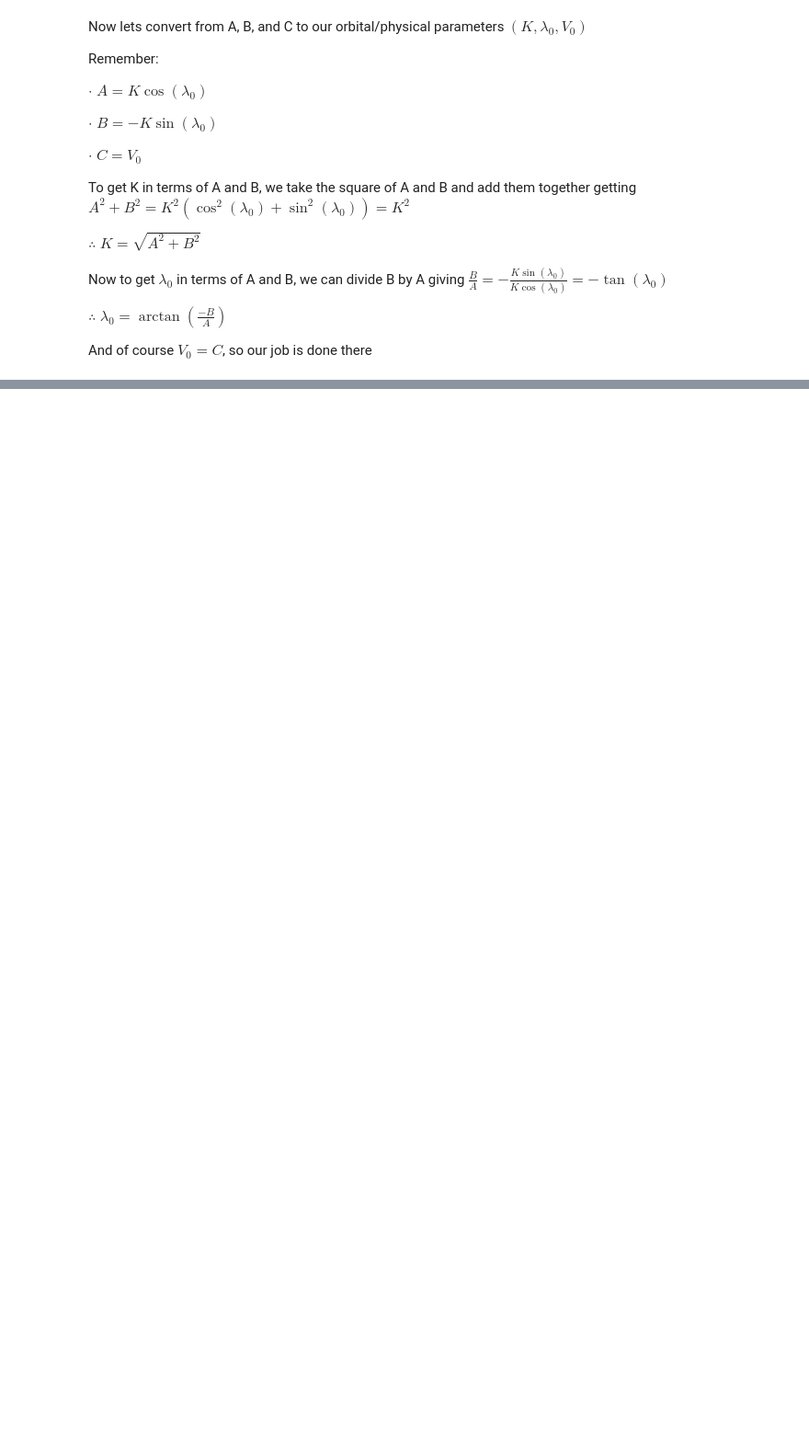
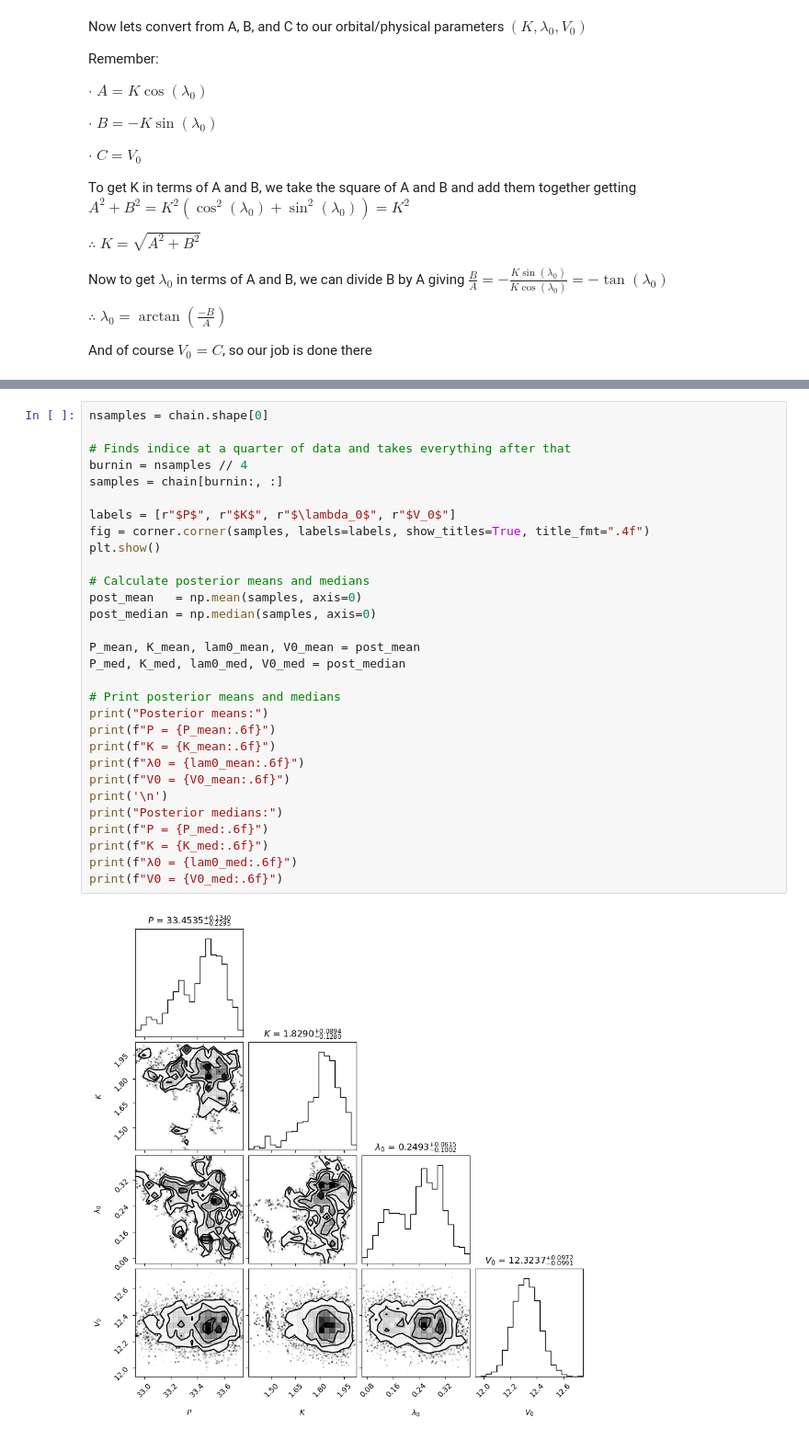
Before and after one commit to Chartman25/UnigeMasters, a Jupyter notebook: Astrophysics_and_Data_Analysis/ProjectB2_MCMC.ipynb, the cells around one changed output, grey strips where cells are left out. Shown: that part at 92% size. Saved outputs shown, nothing was run; the diff lists cells and outputs as text; blank space fills up the shorter version.

```diff
--- a/Astrophysics_and_Data_Analysis/ProjectB2_MCMC.ipynb
+++ b/Astrophysics_and_Data_Analysis/ProjectB2_MCMC.ipynb
@@ -176,0 +314,32 @@ $\displaystyle \text{The maximum likelihood estimate of } K, \lambda_0, \text{ a
+# %%
+nsamples = chain.shape[0]
+
+# Finds indice at a quarter of data and takes everything after that
+burnin = nsamples // 4
+samples = chain[burnin:, :]
+
+labels = [r"$P$", r"$K$", r"$\lambda_0$", r"$V_0$"]
+fig = corner.corner(samples, labels=labels, show_titles=True, title_fmt=".4f")
+plt.show()
+
+# Calculate posterior means and medians
+post_mean   = np.mean(samples, axis=0)
+post_median = np.median(samples, axis=0)
+
+P_mean, K_mean, lam0_mean, V0_mean = post_mean
+P_med, K_med, lam0_med, V0_med = post_median
+
+# Print posterior means and medians
+print("Posterior means:")
+print(f"P = {P_mean:.6f}")
+print(f"K = {K_mean:.6f}")
+print(f"λ0 = {lam0_mean:.6f}")
+print(f"V0 = {V0_mean:.6f}")
+print('\n')
+print("Posterior medians:")
+print(f"P = {P_med:.6f}")
+print(f"K = {K_med:.6f}")
+print(f"λ0 = {lam0_med:.6f}")
+print(f"V0 = {V0_med:.6f}")
+# %% [output]
+[figure, added]
```
Also changed, not shown: parts of 17 cells of this notebook.
